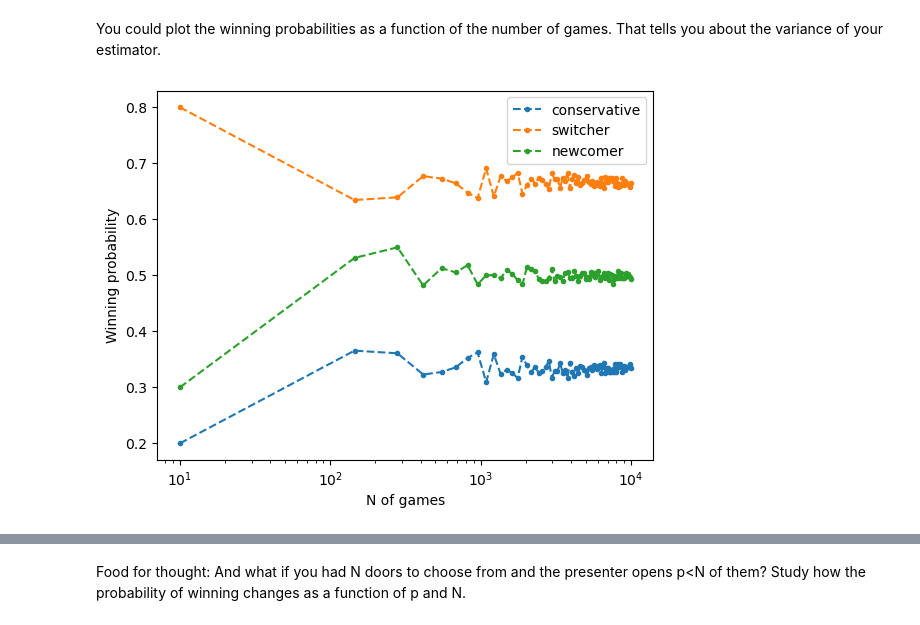
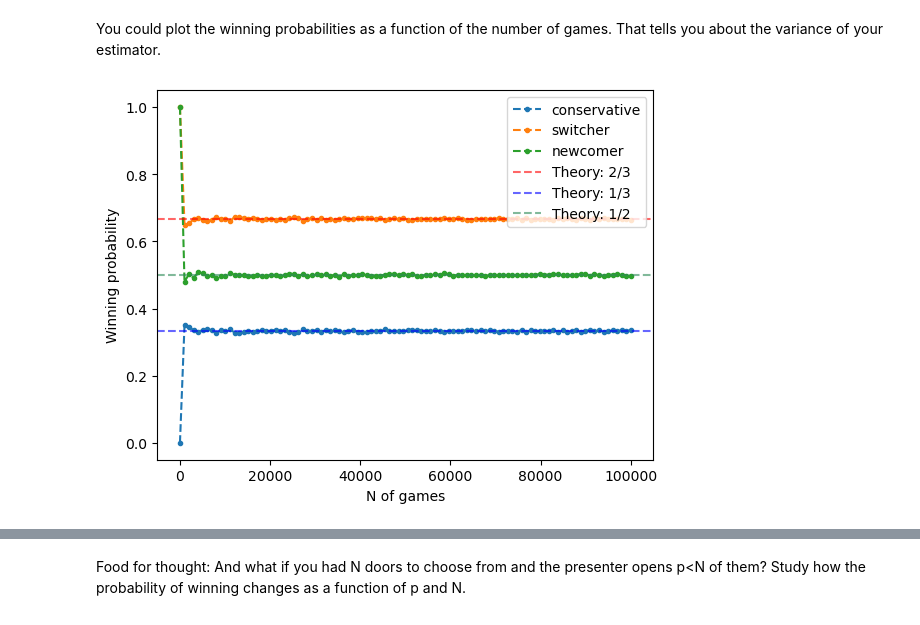
Before and after one commit to anna-tresoldi/astrostatistics_bicocca_2026, a Jupyter notebook: working/monty_hall_problem.ipynb, the cells around one changed output, grey strips where cells are left out. Drawn from its saved outputs; the diff is of its cells as text; code cells hidden in the pictures.

```diff
--- a/working/monty_hall_problem.ipynb
+++ b/working/monty_hall_problem.ipynb
@@ -49,19 +49,23 @@ You could plot the winning probabilities as a function of the number of games. T
 conservative_prob = []
 switcher_prob = []
 newcomer_prob = []
-for N in np.linspace(10,10000, 75).astype(int):
+for N in np.linspace(1,100000, 100).astype(int):
     c, s, n = simulate_monty_hall_3doors(N)
     conservative_prob.append(c)
     switcher_prob.append(s)
     newcomer_prob.append(n)
 # %%
-plt.plot(np.linspace(10,10000, 75).astype(int), conservative_prob, label= 'conservative', linestyle= '--', marker='.')
-plt.plot(np.linspace(10,10000, 75).astype(int), switcher_prob, label='switcher', linestyle= '--', marker='.')
-plt.plot(np.linspace(10,10000, 75).astype(int), newcomer_prob, label='newcomer', linestyle= '--', marker='.')
+plt.plot(np.linspace(1,100000, 100).astype(int), conservative_prob, label= 'conservative', linestyle= '--', marker='.')
+plt.plot(np.linspace(1,100000, 100).astype(int), switcher_prob, label='switcher', linestyle= '--', marker='.')
+plt.plot(np.linspace(1,100000, 100).astype(int), newcomer_prob, label='newcomer', linestyle= '--', marker='.')
+plt.axhline(y=2/3, color='red', linestyle='--', alpha=0.6, label='Theory: 2/3')
+plt.axhline(y=1/3, color='blue', linestyle='--', alpha=0.6, label='Theory: 1/3')
+plt.axhline(y=1/2, color='seagreen', linestyle='--', alpha=0.6, label='Theory: 1/2')
+
 plt.legend()
 plt.xlabel('N of games')
 plt.ylabel('Winning probability')
-plt.xscale('log')
+#plt.xscale('log')
 plt.show()
 # %% [output]
-[figure, old version]
+[figure, new version]
```
Also changed, not shown: parts of 7 cells of this notebook, 1 other file.
